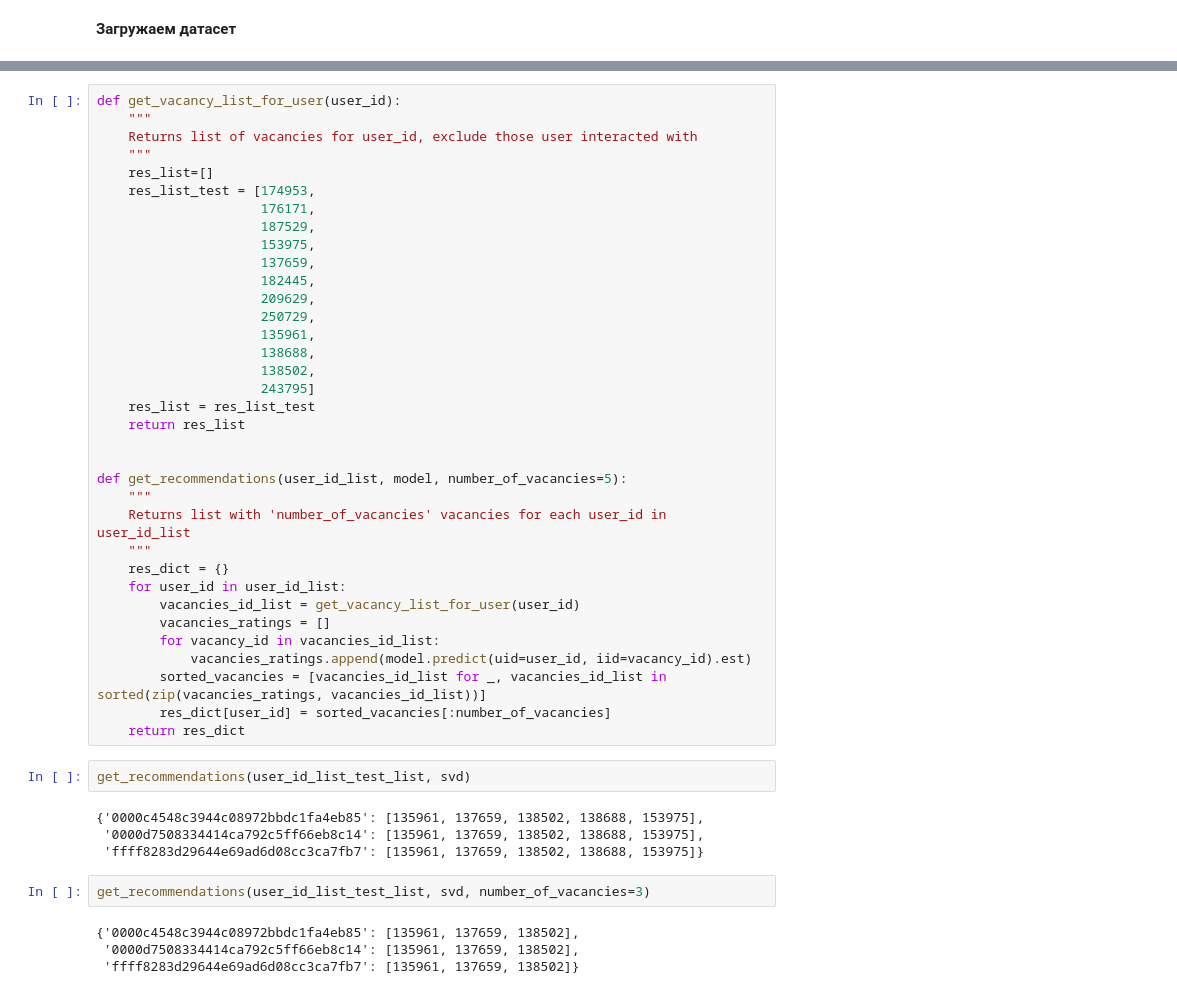
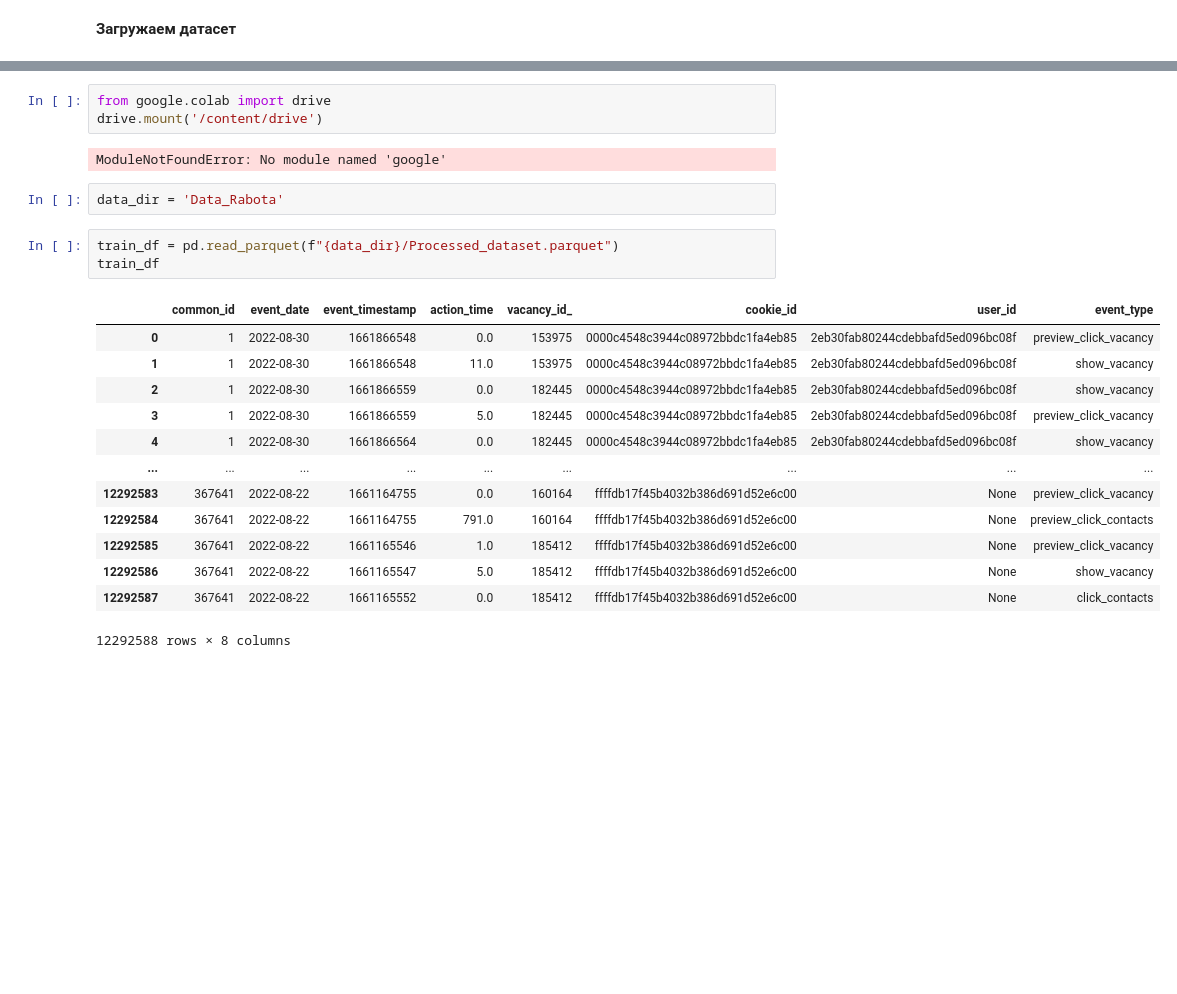
Before and after one commit to YurezSml/Hakaton2022, a Jupyter notebook: Model_RabotaRU.ipynb, the cells around one changed output, grey strips where cells are left out. Cells and saved outputs as stored; diff of their text form; blank space fills up the shorter version.

```diff
--- a/Model_RabotaRU.ipynb
+++ b/Model_RabotaRU.ipynb
@@ -87,47 +24,24 @@ user_id_list_test_list = ['0000c4548c3944c08972bbdc1fa4eb85',
-# %%
-def get_vacancy_list_for_user(user_id):
-    """
-    Returns list of vacancies for user_id, exclude those user interacted with
-    """
-    res_list=[]
-    res_list_test = [174953,
-                     176171,
-                     187529,
-                     153975,
-                     137659,
-                     182445,
-                     209629,
-                     250729,
-                     135961,
-                     138688,
-                     138502,
-                     243795]
-    res_list = res_list_test
-    return res_list
-
-
-def get_recommendations(user_id_list, model, number_of_vacancies=5):
-    """
-    Returns list with 'number_of_vacancies' vacancies for each user_id in user_id_list
-    """
-    res_dict = {}
-    for user_id in user_id_list:
-        vacancies_id_list = get_vacancy_list_for_user(user_id)
-        vacancies_ratings = []
-        for vacancy_id in vacancies_id_list:
-            vacancies_ratings.append(model.predict(uid=user_id, iid=vacancy_id).est)
-        sorted_vacancies = [vacancies_id_list for _, vacancies_id_list in sorted(zip(vacancies_ratings, vacancies_id_list))]
-        res_dict[user_id] = sorted_vacancies[:number_of_vacancies]
-    return res_dict
-# %%
-get_recommendations(user_id_list_test_list, svd)
-# %% [output]
-{'0000c4548c3944c08972bbdc1fa4eb85': [135961, 137659, 138502, 138688, 153975],
- '0000d7508334414ca792c5ff66eb8c14': [135961, 137659, 138502, 138688, 153975],
- 'ffff8283d29644e69ad6d08cc3ca7fb7': [135961, 137659, 138502, 138688, 153975]}
-# %%
-get_recommendations(user_id_list_test_list, svd, number_of_vacancies=3)
-# %% [output]
-{'0000c4548c3944c08972bbdc1fa4eb85': [135961, 137659, 138502],
- '0000d7508334414ca792c5ff66eb8c14': [135961, 137659, 138502],
- 'ffff8283d29644e69ad6d08cc3ca7fb7': [135961, 137659, 138502]}
+# %%
+from google.colab import drive
+drive.mount('/content/drive')
+# %% [output]
+ModuleNotFoundError: No module named 'google'
+# %%
+data_dir = 'Data_Rabota'
+# %%
+train_df = pd.read_parquet(f"{data_dir}/Processed_dataset.parquet")
+train_df
+# %% [output]
+|  | common_id | event_date | event_timestamp | action_time | vacancy_id_ | cookie_id | user_id | event_type |
+| 0 | 1 | 2022-08-30 | 1661866548 | 0.0 | 153975 | 0000c4548c3944c08972bbdc1fa4eb85 | 2eb30fab80244cdebbafd5ed096bc08f | preview_click_vacancy |
+| 1 | 1 | 2022-08-30 | 1661866548 | 11.0 | 153975 | 0000c4548c3944c08972bbdc1fa4eb85 | 2eb30fab80244cdebbafd5ed096bc08f | show_vacancy |
+| 2 | 1 | 2022-08-30 | 1661866559 | 0.0 | 182445 | 0000c4548c3944c08972bbdc1fa4eb85 | 2eb30fab80244cdebbafd5ed096bc08f | show_vacancy |
+| 3 | 1 | 2022-08-30 | 1661866559 | 5.0 | 182445 | 0000c4548c3944c08972bbdc1fa4eb85 | 2eb30fab80244cdebbafd5ed096bc08f | preview_click_vacancy |
+| 4 | 1 | 2022-08-30 | 1661866564 | 0.0 | 182445 | 0000c4548c3944c08972bbdc1fa4eb85 | 2eb30fab80244cdebbafd5ed096bc08f | show_vacancy |
+| ... | ... | ... | ... | ... | ... | ... | ... | ... |
+| 12292583 | 367641 | 2022-08-22 | 1661164755 | 0.0 | 160164 | ffffdb17f45b4032b386d691d52e6c00 | None | preview_click_vacancy |
+| 12292584 | 367641 | 2022-08-22 | 1661164755 | 791.0 | 160164 | ffffdb17f45b4032b386d691d52e6c00 | None | preview_click_contacts |
+| 12292585 | 367641 | 2022-08-22 | 1661165546 | 1.0 | 185412 | ffffdb17f45b4032b386d691d52e6c00 | None | preview_click_vacancy |
+| 12292586 | 367641 | 2022-08-22 | 1661165547 | 5.0 | 185412 | ffffdb17f45b4032b386d691d52e6c00 | None | show_vacancy |
+| 12292587 | 367641 | 2022-08-22 | 1661165552 | 0.0 | 185412 | ffffdb17f45b4032b386d691d52e6c00 | None | click_contacts |
+12292588 rows × 8 columns
```
Also changed, not shown: parts of 33 cells of this notebook.
